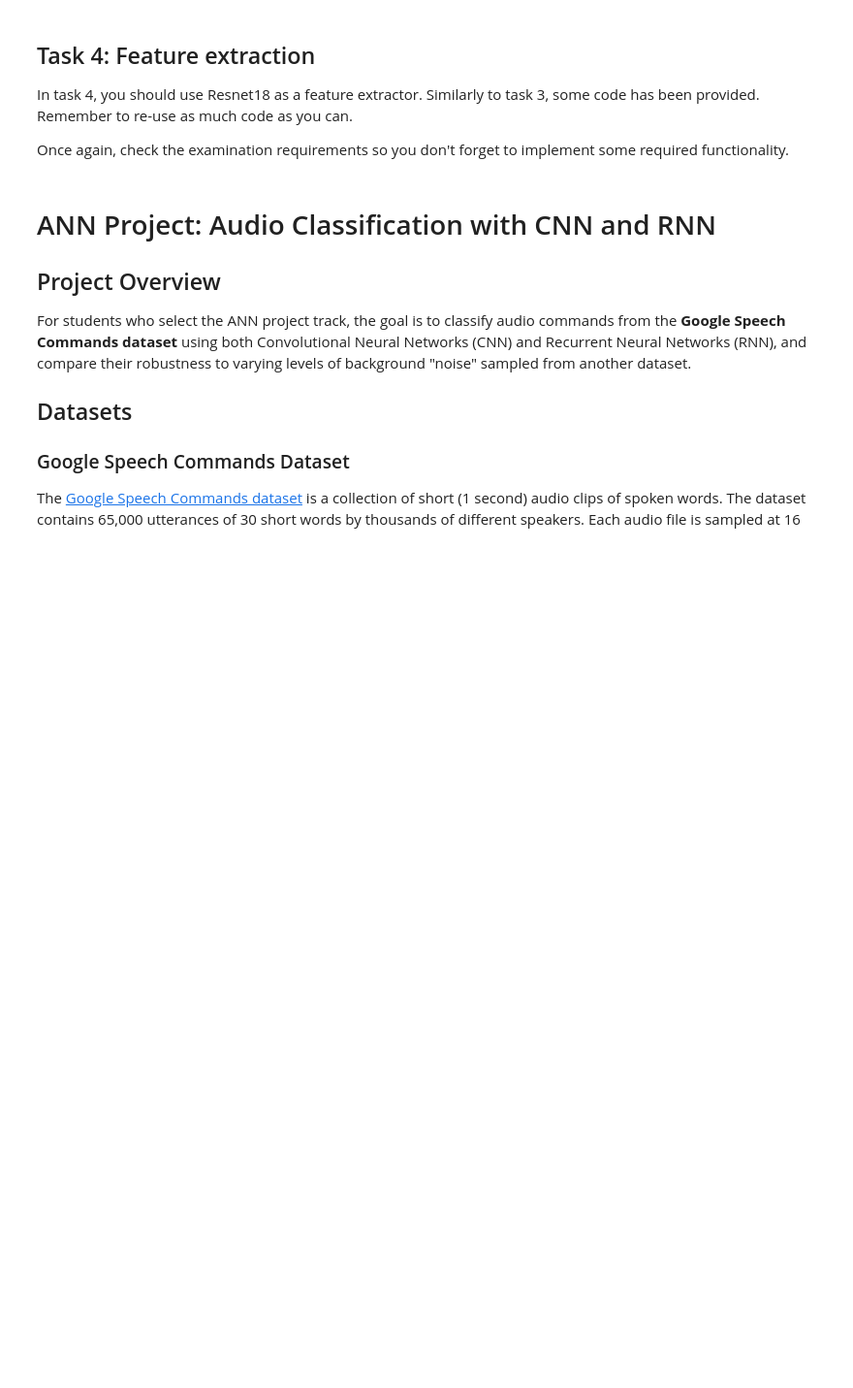
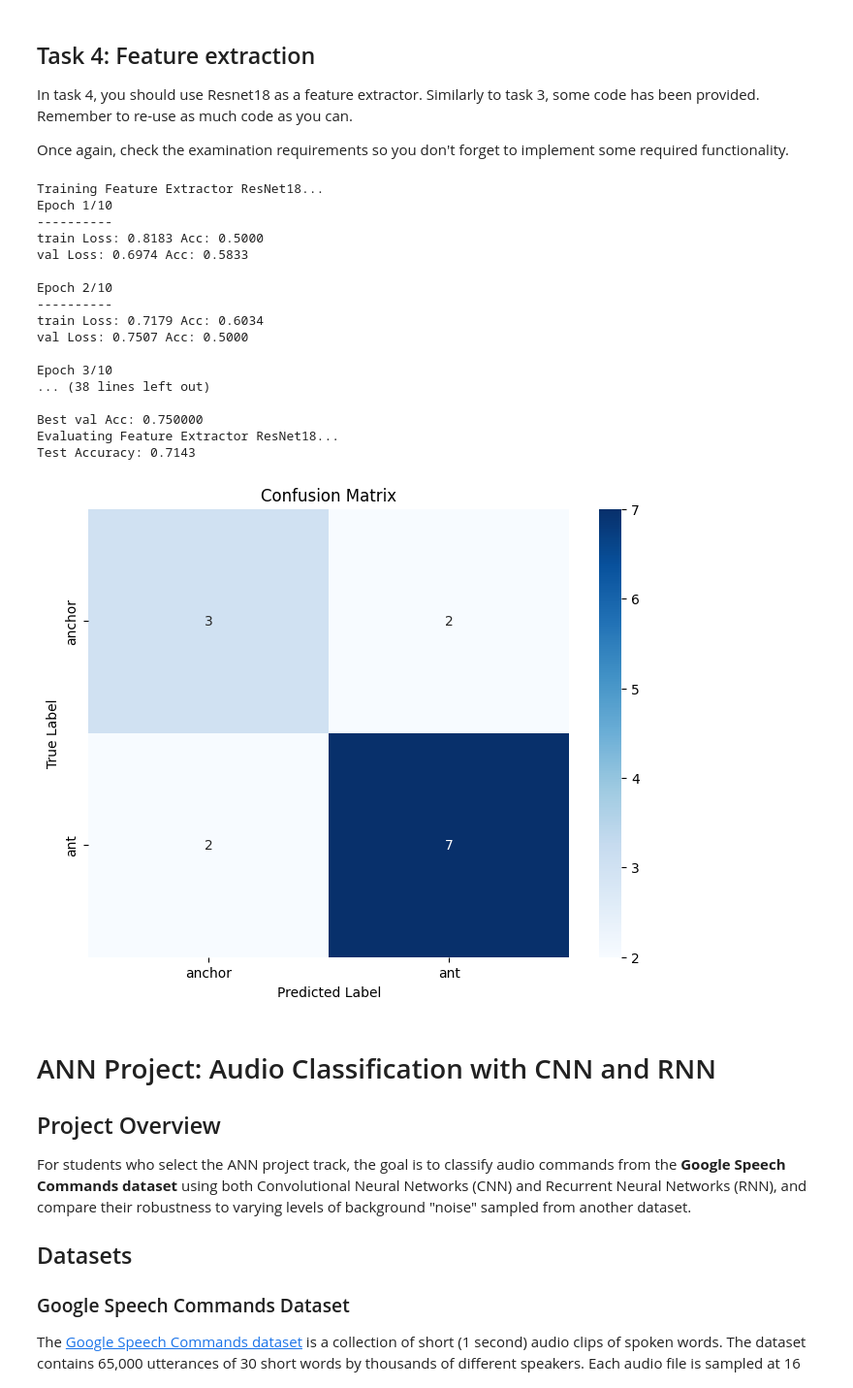
Before and after one commit to vachanaj/D7046E, a Jupyter notebook: ann3/ANN_Exercise_3.ipynb, the cells around one changed output. Shown at 97% size. Cells and saved outputs as stored; diff of their text form; code cells hidden in the pictures; blank space fills up the shorter version.

```diff
--- a/ann3/ANN_Exercise_3.ipynb
+++ b/ann3/ANN_Exercise_3.ipynb
@@ -524,3 +557,60 @@ tested_model = ....
+# %%
+import torch.nn as nn
+import torch.optim as optim
+import torchvision.models as models
+
+# 1. Load the pre-trained ResNet18 model
+model_fe = models.resnet18(pretrained=True)
+
+# 2. FREEZE THE PRE-TRAINED WEIGHTS (This is the crucial step for Feature Extraction!)
+# By setting requires_grad to False, we tell PyTorch NOT to update these during training
+for param in model_fe.parameters():
+    param.requires_grad = False
+
+# 3. Replace the final layer
+# Grab the number of input features going into the final fully connected (fc) layer
+num_ftrs = model_fe.fc.in_features
+
+# Replace it with a new layer that outputs 2 classes
+# (New layers have requires_grad=True by default, so ONLY this layer will learn)
+model_fe.fc = nn.Linear(num_ftrs, 2)
+
+# 4. Define the loss function
+criterion_fe = nn.CrossEntropyLoss()
+
+# 5. Define the optimizer
+# We only want the optimizer to look at the weights of our brand new 'fc' layer!
+# Make sure to use the LEARNING_RATE variable we defined in Task 2 (0.001)
+optimizer_fe = optim.Adam(model_fe.fc.parameters(), lr=0.001)
+
+# 6. Train the model
+# (This will train MUCH faster than Task 3 because we are only updating one layer!)
+print("Training Feature Extractor ResNet18...")
+trained_model_fe = train_model(model_fe, criterion_fe, optimizer_fe, train_loader, val_loader, num_epochs=10)
+
+# 7. Test the model and plot the confusion matrix
+# (Passing full_dataset_train.classes to avoid the error you hit in Task 3)
+print("Evaluating Feature Extractor ResNet18...")
+evaluate_and_plot_confusion_matrix(trained_model_fe, test_loader, full_dataset_train.classes)
+# %% [output]
+Training Feature Extractor ResNet18...
+Epoch 1/10
+----------
+train Loss: 0.8183 Acc: 0.5000
+val Loss: 0.6974 Acc: 0.5833
+
+Epoch 2/10
+----------
+train Loss: 0.7179 Acc: 0.6034
+val Loss: 0.7507 Acc: 0.5000
+
+Epoch 3/10
+... (38 lines left out)
+
+Best val Acc: 0.750000
+Evaluating Feature Extractor ResNet18...
+Test Accuracy: 0.7143
+[figure, added]
 # %% [markdown]
 # ANN Project: Audio Classification with CNN and RNN
 
```
Also changed, not shown: parts of 6 cells of this notebook.
